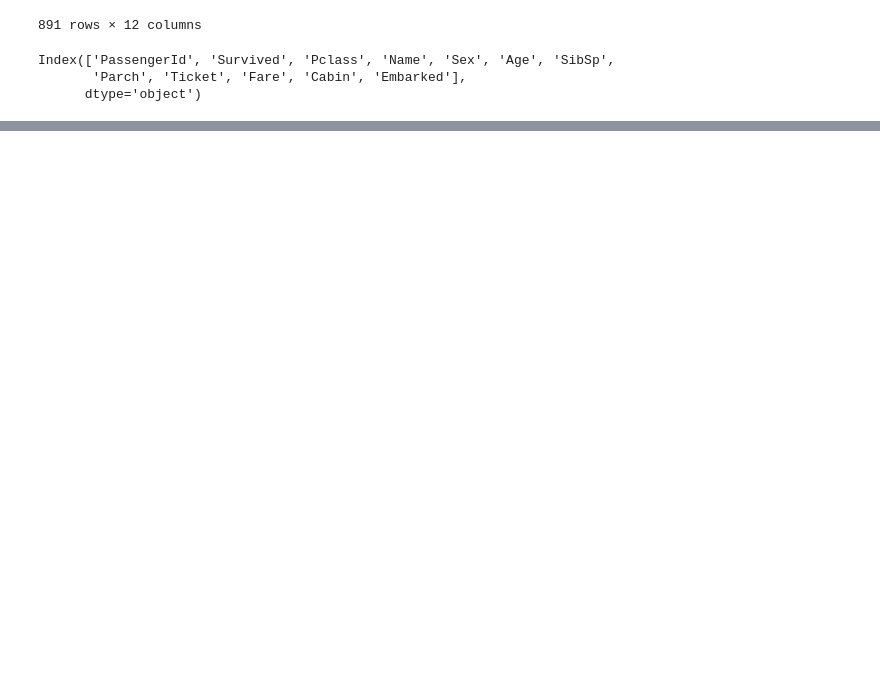
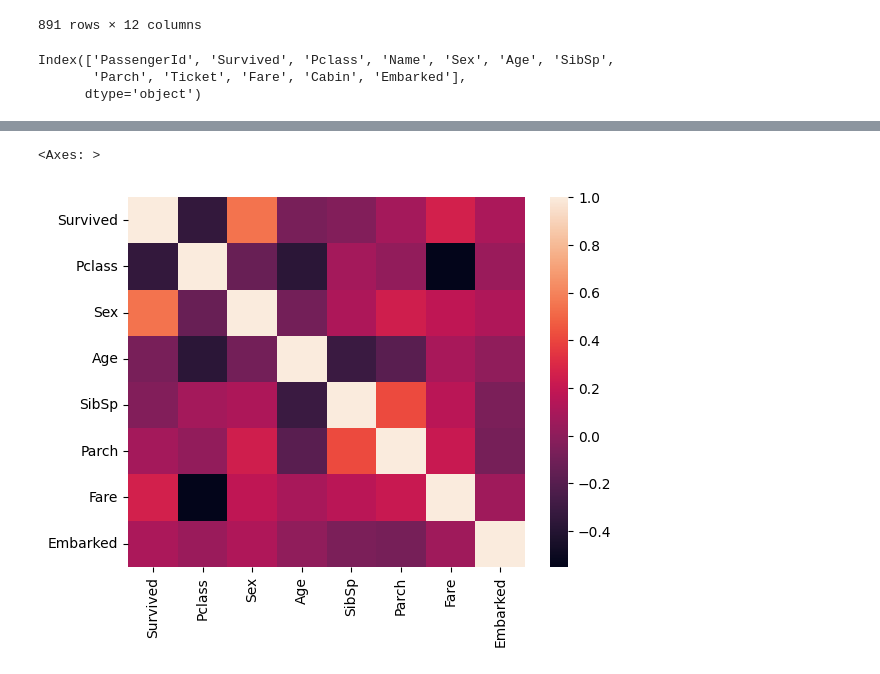
Before and after one commit to qazi-adnan/MACHINE_LEARNING, a Jupyter notebook: 5 logsitic regression/file_2.ipynb, the cells around one changed output, grey strips where cells are left out. Drawn from its saved outputs; the diff is of its cells as text; code cells hidden in the pictures; blank space fills up the shorter version.

```diff
--- a/5 logsitic regression/file_2.ipynb
+++ b/5 logsitic regression/file_2.ipynb
@@ -35,0 +50,2 @@ KeyError: "[('PassengerId', 'Name', 'Ticket', 'Cabin')] not found in axis"
+# %%
+df["Sex"]= df["Sex"].map ({"male": 0 , "female":1})
@@ -35,0 +72,2 @@ KeyError: "[('PassengerId', 'Name', 'Ticket', 'Cabin')] not found in axis"
+# %%
+df["Embarked"] = df["Embarked"].map({'S': 0, 'C': 1, 'Q': 2})
@@ -35,0 +114,3 @@ KeyError: "[('PassengerId', 'Name', 'Ticket', 'Cabin')] not found in axis"
+# %%
+corr=df.corr()
+corr
@@ -35,0 +127,5 @@ KeyError: "[('PassengerId', 'Name', 'Ticket', 'Cabin')] not found in axis"
+# %%
+sns.heatmap(corr)
+# %% [output]
+<Axes: >
+[figure, added]
```
Also changed, not shown: parts of 21 cells of this notebook, 1 other file.
